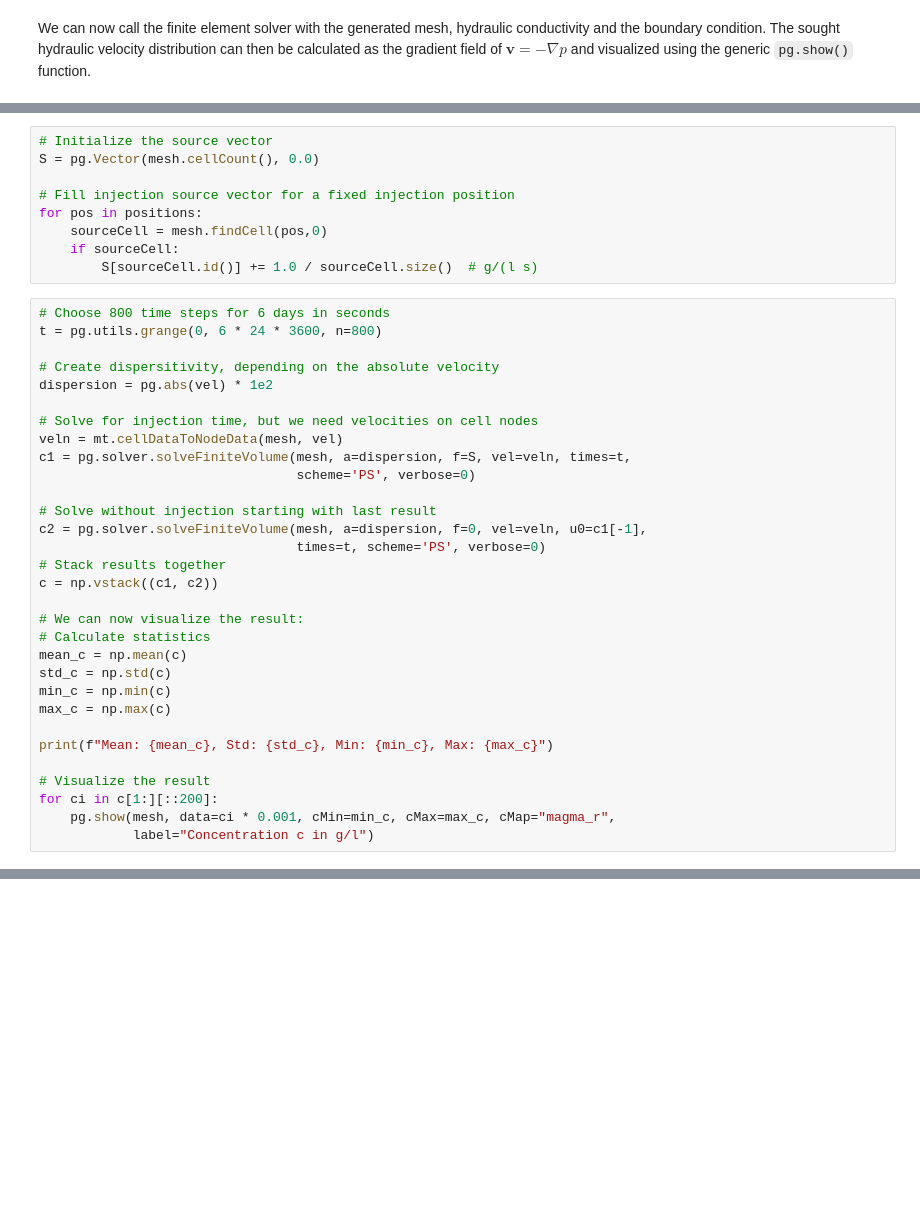
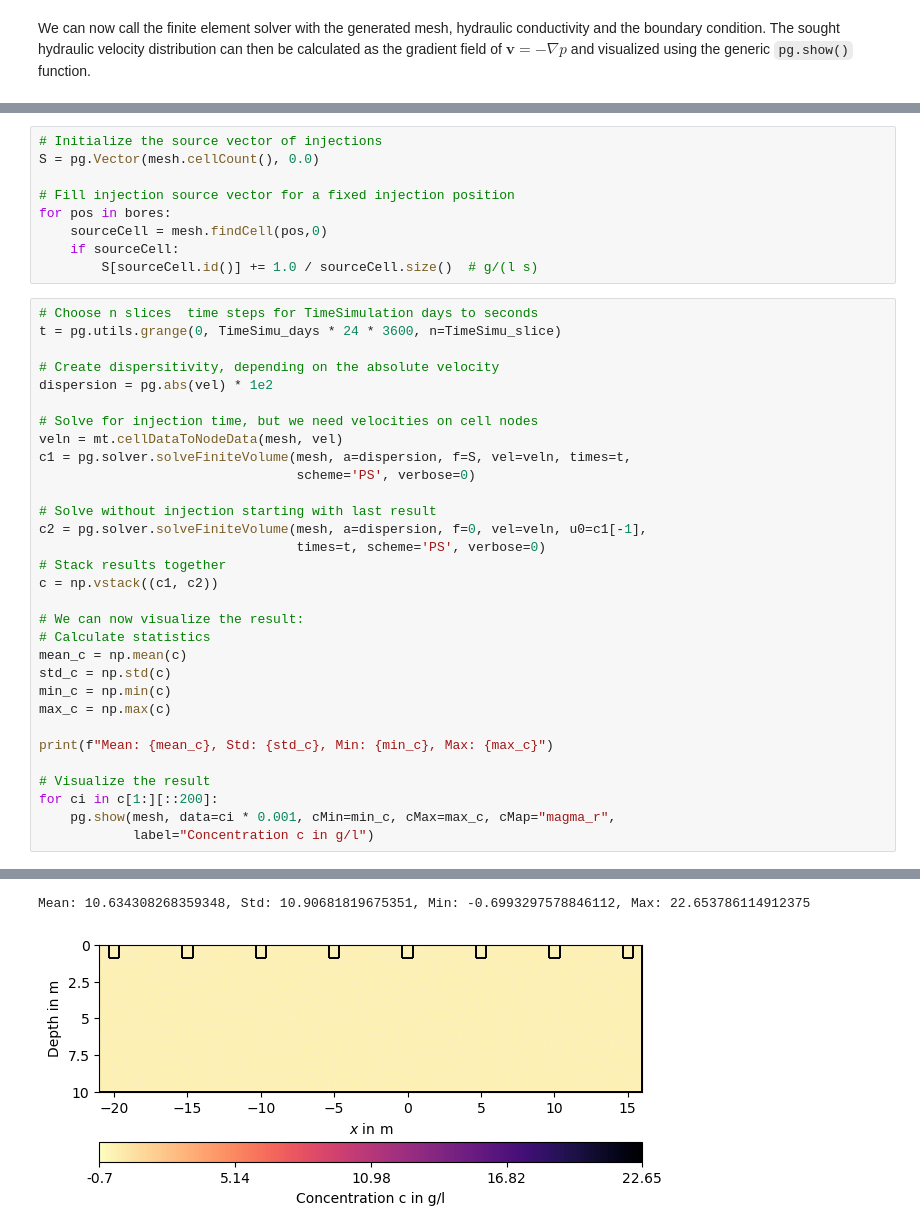
Before and after one commit to guiguilhermegui/TF, a Jupyter notebook: modelo_tf.ipynb, the cells around one changed output, grey strips where cells are left out. Saved outputs shown, nothing was run; the diff lists cells and outputs as text; blank space fills up the shorter version.

```diff
--- a/modelo_tf.ipynb
+++ b/modelo_tf.ipynb
@@ -421,15 +427,15 @@ ax, _ = pg.show(mesh, data=vel, ax=ax, color='k', linewidth=0.8, dropTol=1e-5,
 # %%
-# Initialize the source vector
+# Initialize the source vector of injections
 S = pg.Vector(mesh.cellCount(), 0.0)
 
 # Fill injection source vector for a fixed injection position
-for pos in positions:
+for pos in bores:
     sourceCell = mesh.findCell(pos,0)
     if sourceCell:
         S[sourceCell.id()] += 1.0 / sourceCell.size()  # g/(l s)
 # %%
-# Choose 800 time steps for 6 days in seconds
-t = pg.utils.grange(0, 6 * 24 * 3600, n=800)
+# Choose n slices  time steps for TimeSimulation days to seconds
+t = pg.utils.grange(0, TimeSimu_days * 24 * 3600, n=TimeSimu_slice)
 
 # Create dispersitivity, depending on the absolute velocity
 dispersion = pg.abs(vel) * 1e2
@@ -458,3 +464,4 @@ print(f"Mean: {mean_c}, Std: {std_c}, Min: {min_c}, Max: {max_c}")
 for ci in c[1:][::200]:
     pg.show(mesh, data=ci * 0.001, cMin=min_c, cMax=max_c, cMap="magma_r",
             label="Concentration c in g/l")
+# %% [output]
@@ -460,0 +470,2 @@ for ci in c[1:][::200]:
+Mean: 10.634308268359348, Std: 10.90681819675351, Min: -0.6993297578846112, Max: 22.653786114912375
+[figure, added]
```
Also changed, not shown: parts of 17 cells of this notebook, 1 other file.
